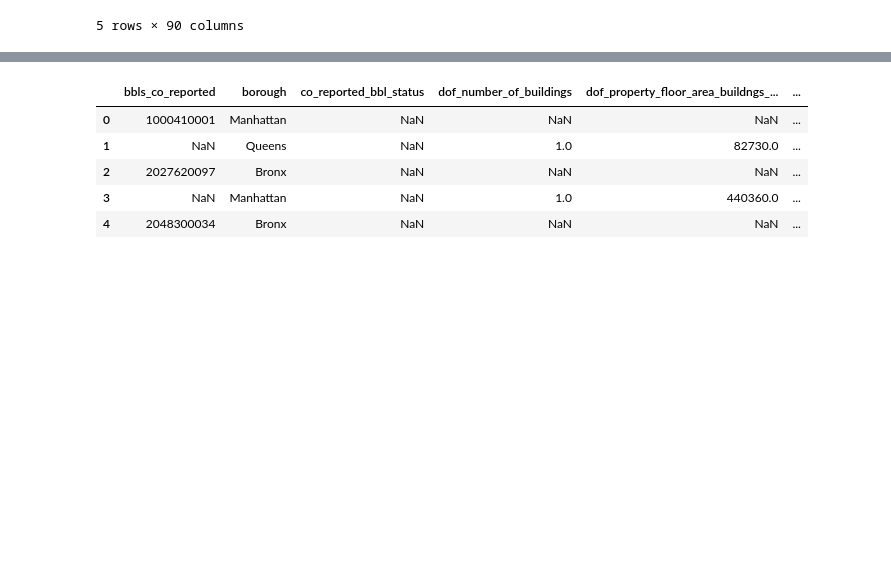
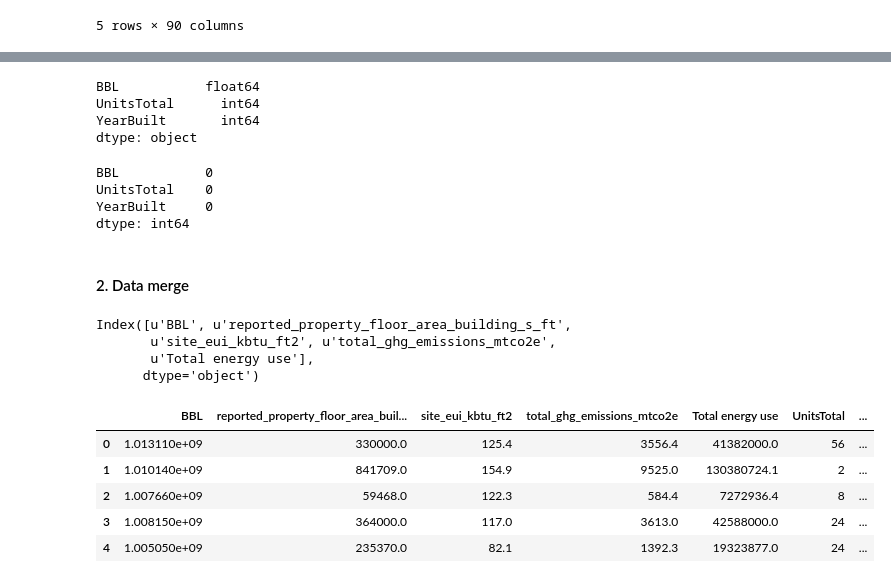
Before and after one commit to anastasiashe/PUI2016_as10790, a Jupyter notebook: HW6_as10790/Assignment2_as10790.ipynb, the cells around one changed output, grey strips where cells are left out. Drawn from its saved outputs; the diff is of its cells as text; code cells hidden in the pictures; blank space fills up the shorter version.

```diff
--- a/HW6_as10790/Assignment2_as10790.ipynb
+++ b/HW6_as10790/Assignment2_as10790.ipynb
@@ -129,3 +129,6 @@ dtype: int64
 eUse_data_num.shape # Checking number of observations after conversion
 # %% [output]
 (11437, 4)
+# %%
+eUse_data_num['Total energy use'] = eUse_data_num.reported_property_floor_area_building_s_ft * \
+                                    eUse_data_num.site_eui_kbtu_ft2
@@ -180,0 +209,24 @@ eu_data.drop([u'automatic_water_benchmarking_eligible',
+# %%
+mpluto.drop([u'APPBBL',    u'APPDate',    u'Address', u'AllZoning1',
+       u'AllZoning2', u'AreaSource', u'AssessLand',  u'AssessTot',
+         u'BldgArea',  u'BldgClass',  u'BldgDepth',
+        u'BldgFront',      u'Block',   u'BoroCode',    u'Borough',
+         u'BsmtCode',  u'BuiltCode',   u'BuiltFAR',     u'CB2010',
+               u'CD',     u'CT2010',    u'ComArea',    u'CommFAR',
+          u'CondoNo',    u'Council',  u'EDesigNum',  u'Easements',
+       u'ExemptLand',  u'ExemptTot',        u'Ext',   u'FacilFAR',
+       u'FactryArea',   u'FireComp', u'GarageArea', u'HealthArea',
+         u'HistDist', u'IrrLotCode',    u'LandUse',   u'Landmark',
+              u'Lot',    u'LotArea',   u'LotDepth',   u'LotFront',
+          u'LotType',  u'LtdHeight', u'MAPPLUTO_F',   u'NumBldgs',
+        u'NumFloors', u'OfficeArea',  u'OtherArea',   u'Overlay1',
+         u'Overlay2',  u'OwnerName',  u'OwnerType', u'PLUTOMapID',
+       u'PolicePrct',   u'ProxCode',    u'ResArea',   u'ResidFAR',
+       u'RetailArea', u'SHAPE_Area', u'SHAPE_Leng',    u'SPDist1',
+          u'SPDist2',    u'Sanborn',  u'SanitBoro',  u'SanitDist',
+         u'SanitSub', u'SchoolDist',  u'SplitZone',  u'StrgeArea',
+           u'TaxMap',  u'Tract2010',   u'UnitsRes',
+          u'Version',     u'XCoord',     u'YCoord', u'YearAlter1',
+       u'YearAlter2',     u'ZMCode',    u'ZipCode',
+        u'ZoneDist1',  u'ZoneDist2',  u'ZoneDist3',  u'ZoneDist4',
+          u'ZoneMap',   u'geometry'], axis = 1, inplace = True)
@@ -181,9 +242,36 @@ eu_data.drop([u'automatic_water_benchmarking_eligible',
+# %%
+mpluto.dtypes # Checking data types
+# %% [output]
+BBL           float64
+UnitsTotal      int64
+YearBuilt       int64
+dtype: object
+# %%
+mpluto.isnull().sum() # Checking for NaN values
+# %% [output]
+BBL           0
+UnitsTotal    0
+YearBuilt     0
+dtype: int64
+# %% [markdown]
+#### 2. Data merge
+# %%
+eUse_data_num.rename(columns = {'nyc_borough_block_and_lot_bbl' : 'BBL'}, inplace = True) # Renaming column
+# %%
+eUse_data_num.columns
+# %% [output]
+Index([u'BBL', u'reported_property_floor_area_building_s_ft',
+       u'site_eui_kbtu_ft2', u'total_ghg_emissions_mtco2e',
+       u'Total energy use'],
+      dtype='object')
+# %%
+eUse_mpluto = pd.merge(eUse_data_num, mpluto, on = 'BBL')
 # %%
-eu_data.head()
+eUse_mpluto.head()
 # %% [output]
-|  | bbls_co_reported | borough | co_reported_bbl_status | dof_number_of_buildings | dof_property_floor_area_buildngs_... | ... |
-| 0 | 1000410001 | Manhattan | NaN | NaN | NaN | ... |
-| 1 | NaN | Queens | NaN | 1.0 | 82730.0 | ... |
-| 2 | 2027620097 | Bronx | NaN | NaN | NaN | ... |
-| 3 | NaN | Manhattan | NaN | 1.0 | 440360.0 | ... |
-| 4 | 2048300034 | Bronx | NaN | NaN | NaN | ... |
+|  | BBL | reported_property_floor_area_buil... | site_eui_kbtu_ft2 | total_ghg_emissions_mtco2e | Total energy use | UnitsTotal | ... |
+| 0 | 1.013110e+09 | 330000.0 | 125.4 | 3556.4 | 41382000.0 | 56 | ... |
+| 1 | 1.010140e+09 | 841709.0 | 154.9 | 9525.0 | 130380724.1 | 2 | ... |
+| 2 | 1.007660e+09 | 59468.0 | 122.3 | 584.4 | 7272936.4 | 8 | ... |
+| 3 | 1.008150e+09 | 364000.0 | 117.0 | 3613.0 | 42588000.0 | 24 | ... |
+| 4 | 1.005050e+09 | 235370.0 | 82.1 | 1392.3 | 19323877.0 | 24 | ... |
```
Also changed, not shown: parts of 8 cells of this notebook, 22 other files.
